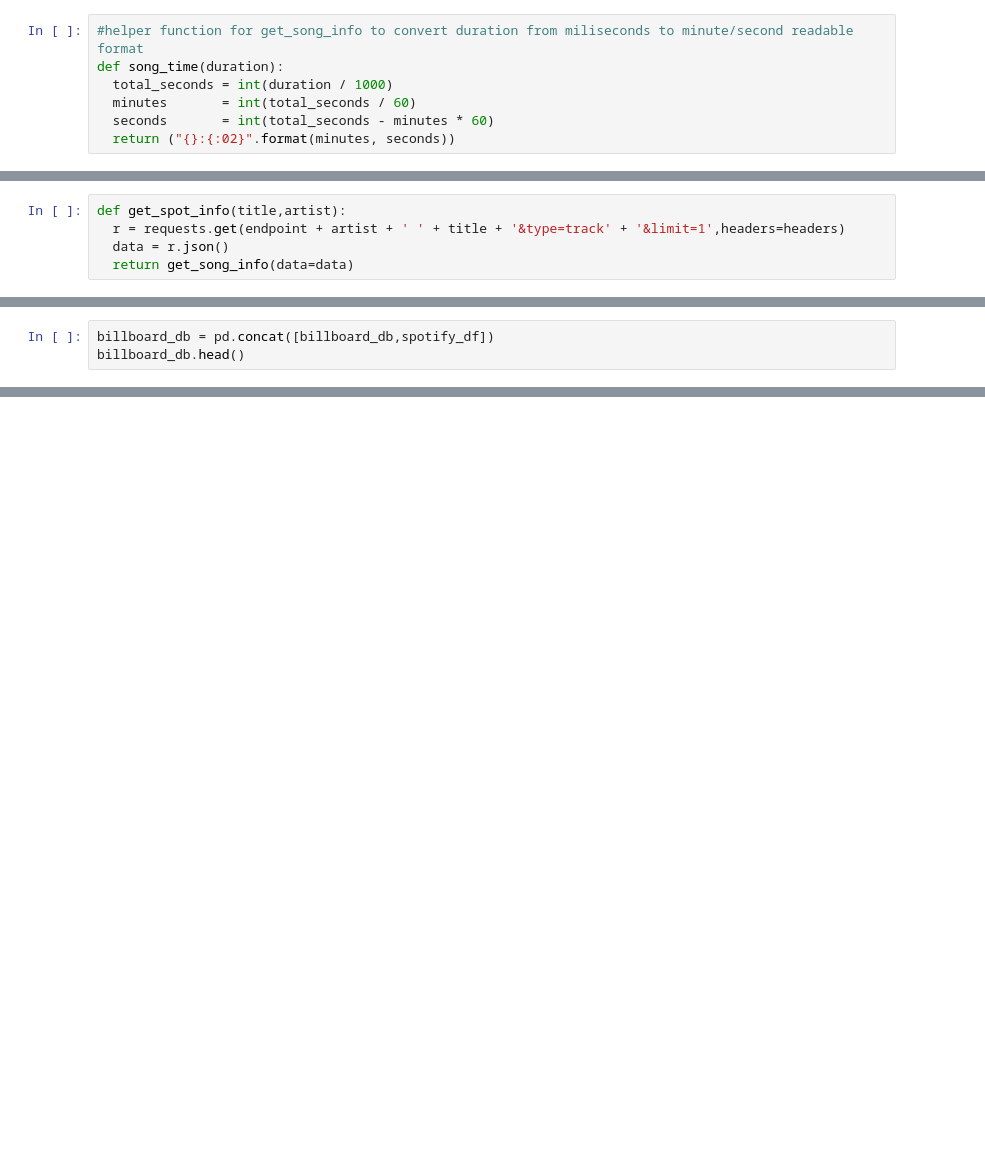
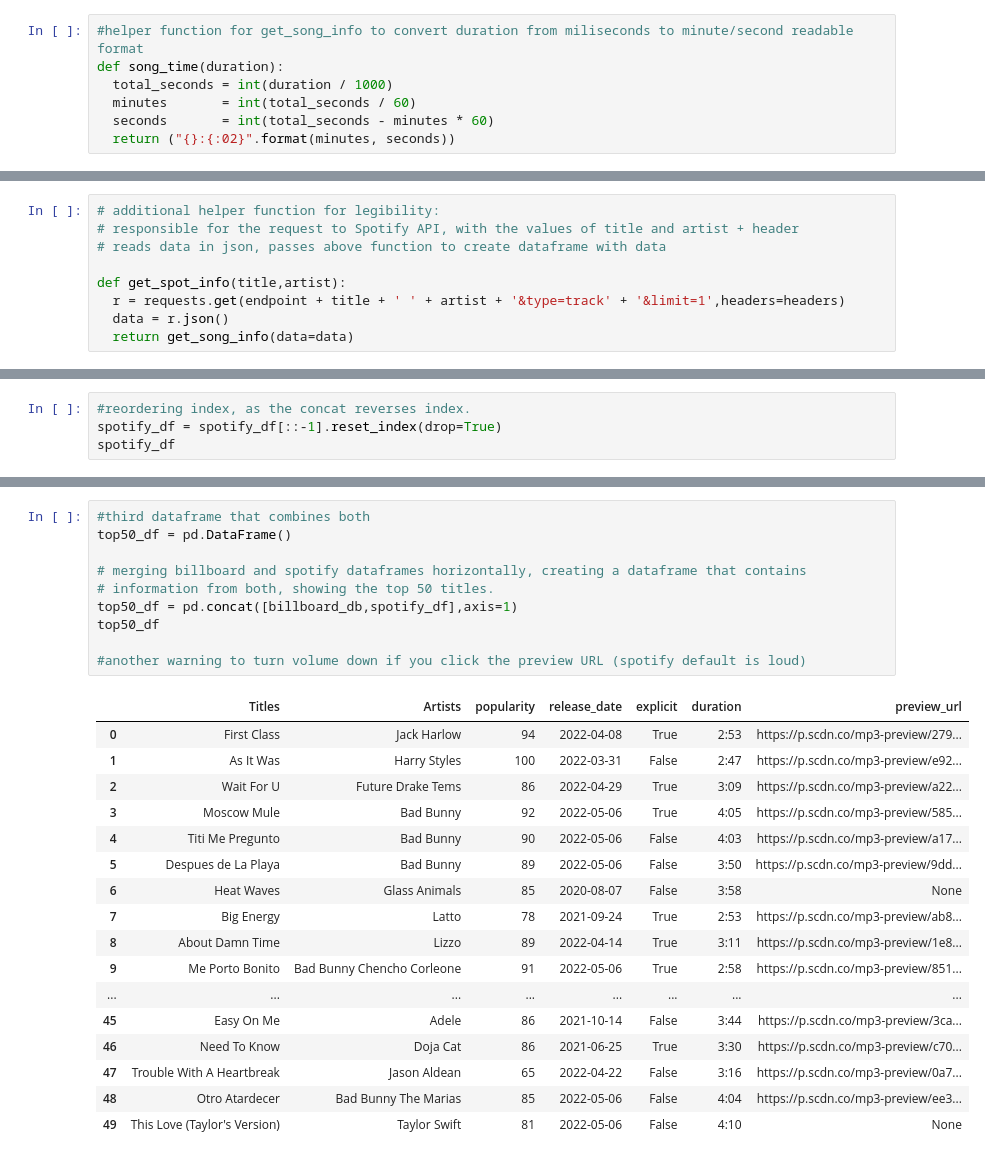
Before and after one commit to haokliao/CIS-3120, a Jupyter notebook: Homework3.ipynb, the cells around one changed output, grey strips where cells are left out. Cells and saved outputs as stored; diff of their text form; blank space fills up the shorter version.

```diff
--- a/Homework3.ipynb
+++ b/Homework3.ipynb
@@ -130,8 +143,12 @@ def get_song_info(data):
 
   return album_df
 # %%
+# additional helper function for legibility:
+# responsible for the request to Spotify API, with the values of title and artist + header
+# reads data in json, passes above function to create dataframe with data
+
 def get_spot_info(title,artist):
-  r = requests.get(endpoint + artist + ' ' + title + '&type=track' + '&limit=1',headers=headers)
+  r = requests.get(endpoint + title + ' ' + artist + '&type=track' + '&limit=1',headers=headers)
   data = r.json()
   return get_song_info(data=data)
 # %%
@@ -201,3 +166,0 @@ spotify_df
-# %%
-billboard_db = pd.concat([billboard_db,spotify_df])
-billboard_db.head()
@@ -243,0 +167,4 @@ def get_artist(id):
+# %%
+#reordering index, as the concat reverses index.
+spotify_df = spotify_df[::-1].reset_index(drop=True)
+spotify_df
@@ -243,0 +189,28 @@ def get_artist(id):
+# %%
+#third dataframe that combines both
+top50_df = pd.DataFrame()
+
+# merging billboard and spotify dataframes horizontally, creating a dataframe that contains
+# information from both, showing the top 50 titles.
+top50_df = pd.concat([billboard_db,spotify_df],axis=1)
+top50_df
+
+#another warning to turn volume down if you click the preview URL (spotify default is loud)
+# %% [output]
+|  | Titles | Artists | popularity | release_date | explicit | duration | preview_url |
+| 0 | First Class | Jack Harlow | 94 | 2022-04-08 | True | 2:53 | https://p.scdn.co/mp3-preview/279... |
+| 1 | As It Was | Harry Styles | 100 | 2022-03-31 | False | 2:47 | https://p.scdn.co/mp3-preview/e92... |
+| 2 | Wait For U | Future Drake Tems | 86 | 2022-04-29 | True | 3:09 | https://p.scdn.co/mp3-preview/a22... |
+| 3 | Moscow Mule | Bad Bunny | 92 | 2022-05-06 | True | 4:05 | https://p.scdn.co/mp3-preview/585... |
+| 4 | Titi Me Pregunto | Bad Bunny | 90 | 2022-05-06 | False | 4:03 | https://p.scdn.co/mp3-preview/a17... |
+| 5 | Despues de La Playa | Bad Bunny | 89 | 2022-05-06 | False | 3:50 | https://p.scdn.co/mp3-preview/9dd... |
+| 6 | Heat Waves | Glass Animals | 85 | 2020-08-07 | False | 3:58 | None |
+| 7 | Big Energy | Latto | 78 | 2021-09-24 | True | 2:53 | https://p.scdn.co/mp3-preview/ab8... |
+| 8 | About Damn Time | Lizzo | 89 | 2022-04-14 | True | 3:11 | https://p.scdn.co/mp3-preview/1e8... |
+| 9 | Me Porto Bonito | Bad Bunny Chencho Corleone | 91 | 2022-05-06 | True | 2:58 | https://p.scdn.co/mp3-preview/851... |
+| ... | ... | ... | ... | ... | ... | ... | ... |
+| 45 | Easy On Me | Adele | 86 | 2021-10-14 | False | 3:44 | https://p.scdn.co/mp3-preview/3ca... |
+| 46 | Need To Know | Doja Cat | 86 | 2021-06-25 | True | 3:30 | https://p.scdn.co/mp3-preview/c70... |
+| 47 | Trouble With A Heartbreak | Jason Aldean | 65 | 2022-04-22 | False | 3:16 | https://p.scdn.co/mp3-preview/0a7... |
+| 48 | Otro Atardecer | Bad Bunny The Marias | 85 | 2022-05-06 | False | 4:04 | https://p.scdn.co/mp3-preview/ee3... |
+| 49 | This Love (Taylor's Version) | Taylor Swift | 81 | 2022-05-06 | False | 4:10 | None |
```
Also changed, not shown: parts of 25 cells of this notebook.
